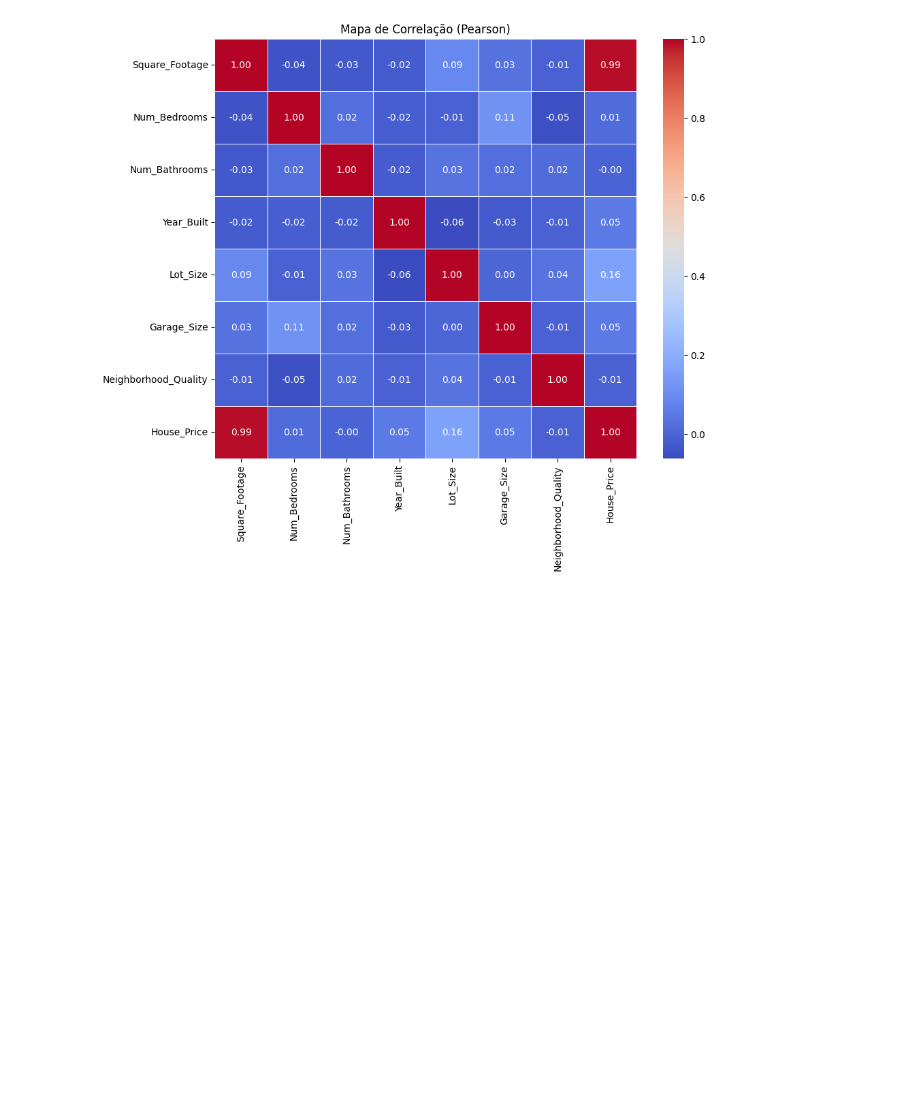
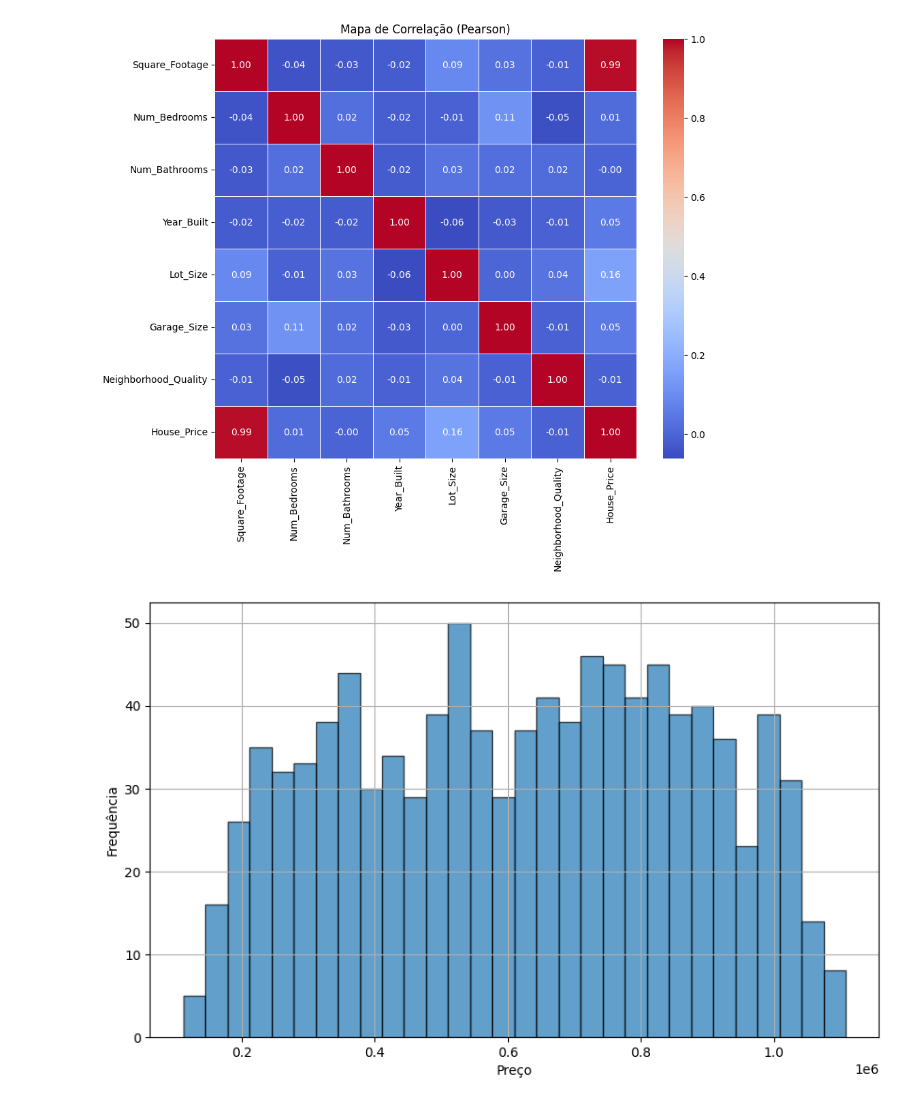
Before and after one commit to ronaldo-dck/AM-class, a Jupyter notebook: regression/analise_exp.ipynb, the cells around one changed output. Cells and saved outputs as stored; diff of their text form; code cells hidden in the pictures; blank space fills up the shorter version.

```diff
--- a/regression/analise_exp.ipynb
+++ b/regression/analise_exp.ipynb
@@ -80,3 +80,21 @@ plt.title('Mapa de Correlação (Pearson)')
 plt.show()
 # %% [output]
 [figure]
+# %%
+import pandas as pd
+import matplotlib.pyplot as plt
+
+# Carregar o dataset
+
+# Supondo que a coluna de preços seja chamada 'preco'
+precos = df['House_Price']
+
+# Criar o histograma
+plt.figure(figsize=(10, 6))
+plt.hist(precos, bins=30, edgecolor='black', alpha=0.7)
+plt.xlabel('Preço')
+plt.ylabel('Frequência')
+plt.grid(True)
+plt.show()
+# %% [output]
+[figure, added]
```
Also changed, not shown: parts of 4 cells of this notebook, 7 other files.
